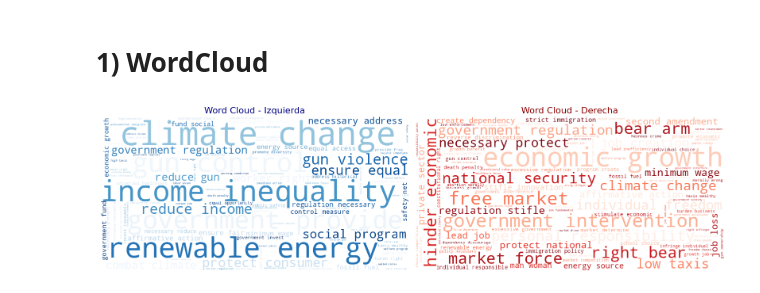
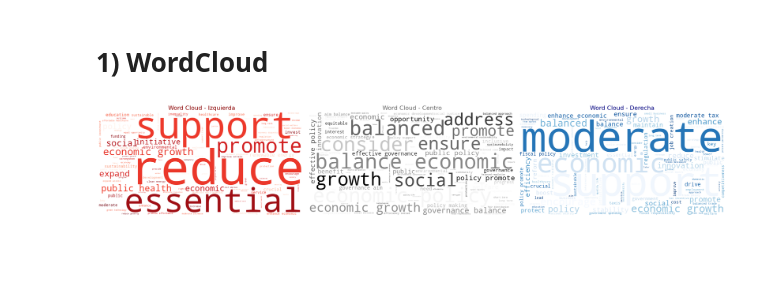
Before and after one commit to Larraguibel/inclinacion_politica, a Jupyter notebook: notebooks/analisis_exploratorio.ipynb, the cells around one changed output. Cells and saved outputs as stored; diff of their text form; code cells hidden in the pictures; blank space fills up the shorter version.

```diff
--- a/notebooks/analisis_exploratorio.ipynb
+++ b/notebooks/analisis_exploratorio.ipynb
@@ -22 +8,7 @@ df = pd.DataFrame(ds)
+# %%
+# Cajcodes
+data = pd.read_csv("../data/hf_datasets/cajcodes.csv")
+l = data[data['label'] == "L"].copy()
+c = data[data['label'] == "C"].copy()
+r = data[data['label'] == "R"].copy()
 # %%
@@ -42,14 +27,19 @@ for col in columns_to_process:
+# %%
+r[f"text_clean"] = r["text"].apply(preprocess_text)
+l[f"text_clean"] = l["text"].apply(preprocess_text)
+c[f"text_clean"] = c["text"].apply(preprocess_text)
 # %% [markdown]
 # 1) WordCloud
 # %%
-text_l = " ".join(df["l_clean"].dropna())
-text_r = " ".join(df["r_clean"].dropna())
+text_l = " ".join(l["text_clean"].dropna())
+text_r = " ".join(r["text_clean"].dropna())
+text_c = " ".join(c["text_clean"].dropna())
 
 wc_l = WordCloud(
     width=800,
     height=400,
     background_color="white",
-    colormap="Blues",
+    colormap="Reds",
     max_words=100
 ).generate(text_l)
 
@@ -57,21 +47,33 @@ wc_r = WordCloud(
     width=800,
     height=400,
     background_color="white",
-    colormap="Reds",
+    colormap="Blues",
     max_words=100
 ).generate(text_r)
+
+wc_c = WordCloud(
+    width=800,
+    height=400,
+    background_color="white",
+    colormap="Greys_r",
+    max_words=100
+).generate(text_c)
 # %%
-fig, axes = plt.subplots(1, 2, figsize=(16, 8))
+fig, axes = plt.subplots(1, 3, figsize=(24, 8))
 
 axes[0].imshow(wc_l, interpolation="bilinear")
-axes[0].set_title("Word Cloud - Izquierda", fontsize=16, color="navy")
+axes[0].set_title("Word Cloud - Izquierda", fontsize=16, color="darkred")
 axes[0].axis("off")
 
-axes[1].imshow(wc_r, interpolation="bilinear")
-axes[1].set_title("Word Cloud - Derecha", fontsize=16, color="darkred")
+axes[1].imshow(wc_c, interpolation="bilinear")
+axes[1].set_title("Word Cloud - Centro", fontsize=16, color="dimgray")
 axes[1].axis("off")
+
+axes[2].imshow(wc_r, interpolation="bilinear")
+axes[2].set_title("Word Cloud - Derecha", fontsize=16, color="navy")
+axes[2].axis("off")
 
 plt.tight_layout()
 plt.show()
 # %% [output]
-[figure, old version]
+[figure, new version]
```
Also changed, not shown: parts of 4 cells of this notebook, 3 other files.
